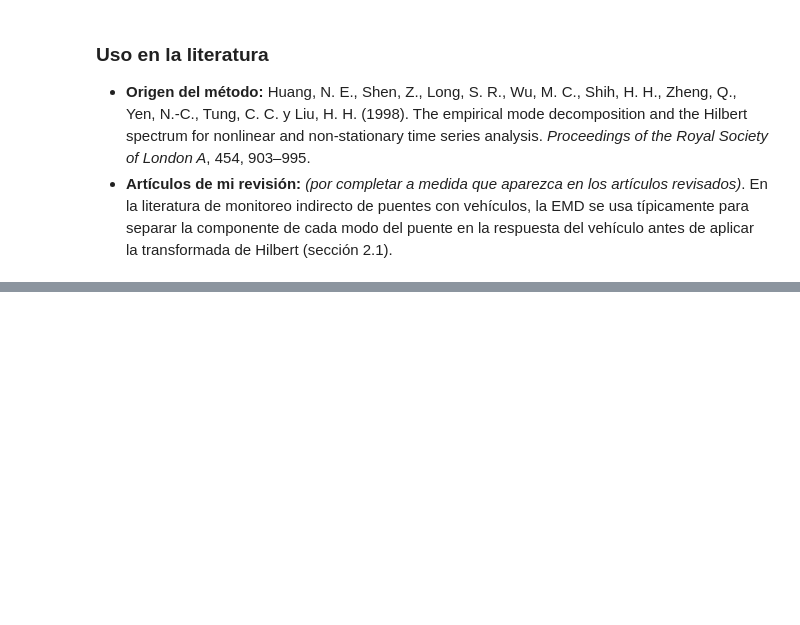
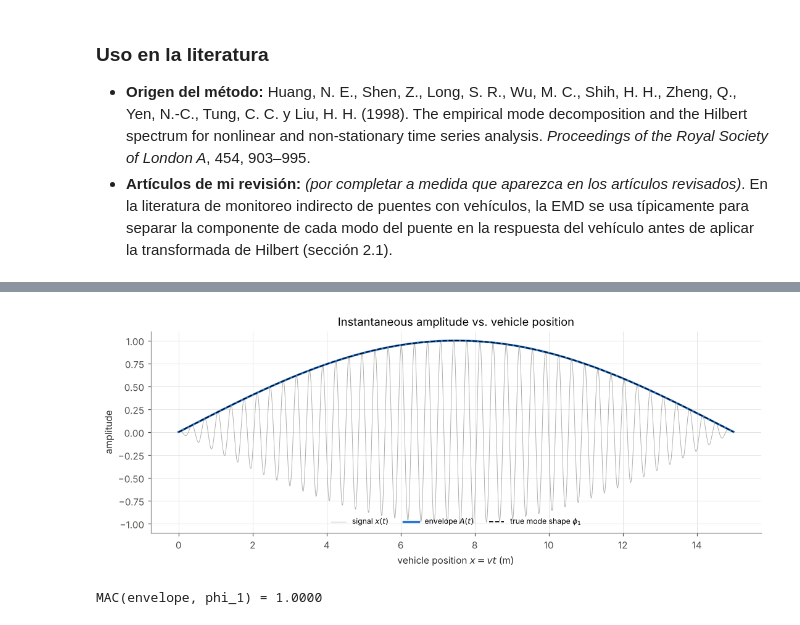
Before and after one commit to 25adiaz-apps/assignment-3-machine-learning, a Jupyter notebook: literature-review/metodos/metodos.ipynb, the cells around one changed output, grey strips where cells are left out. Cells and saved outputs as stored; diff of their text form; code cells hidden in the pictures; blank space fills up the shorter version.

```diff
--- a/literature-review/metodos/metodos.ipynb
+++ b/literature-review/metodos/metodos.ipynb
@@ -643,0 +611,18 @@ IMF dominant frequencies (Hz): [22.53  5.6   0.13  0.13  0.27]
+# %%
+env_ideal = envelope(x_ideal)
+
+fig, ax = plt.subplots(figsize=(10, 4))
+ax.plot(pos_ideal, x_ideal, color=COLOR_SIGNAL, linewidth=0.6, alpha=0.7, label="signal $x(t)$")
+ax.plot(pos_ideal, env_ideal, color=COLOR_1, linewidth=2.2, label="envelope $A(t)$")
+ax.plot(pos_ideal, phi_1, "--", color=COLOR_TRUE, linewidth=1.2, label=r"true mode shape $\phi_1$")
+ax.set_xlabel("vehicle position $x = vt$ (m)")
+ax.set_ylabel("amplitude")
+ax.set_title("Instantaneous amplitude vs. vehicle position")
+ax.legend(loc="lower center", fontsize=8, ncol=3)
+fig.tight_layout()
+plt.show()
+
+print(f"MAC(envelope, phi_1) = {mac(trim_edges(env_ideal), trim_edges(phi_1)):.4f}")
+# %% [output]
+[figure, added]
+MAC(envelope, phi_1) = 1.0000
```
Also changed, not shown: parts of 65 cells of this notebook, 2 other files.
